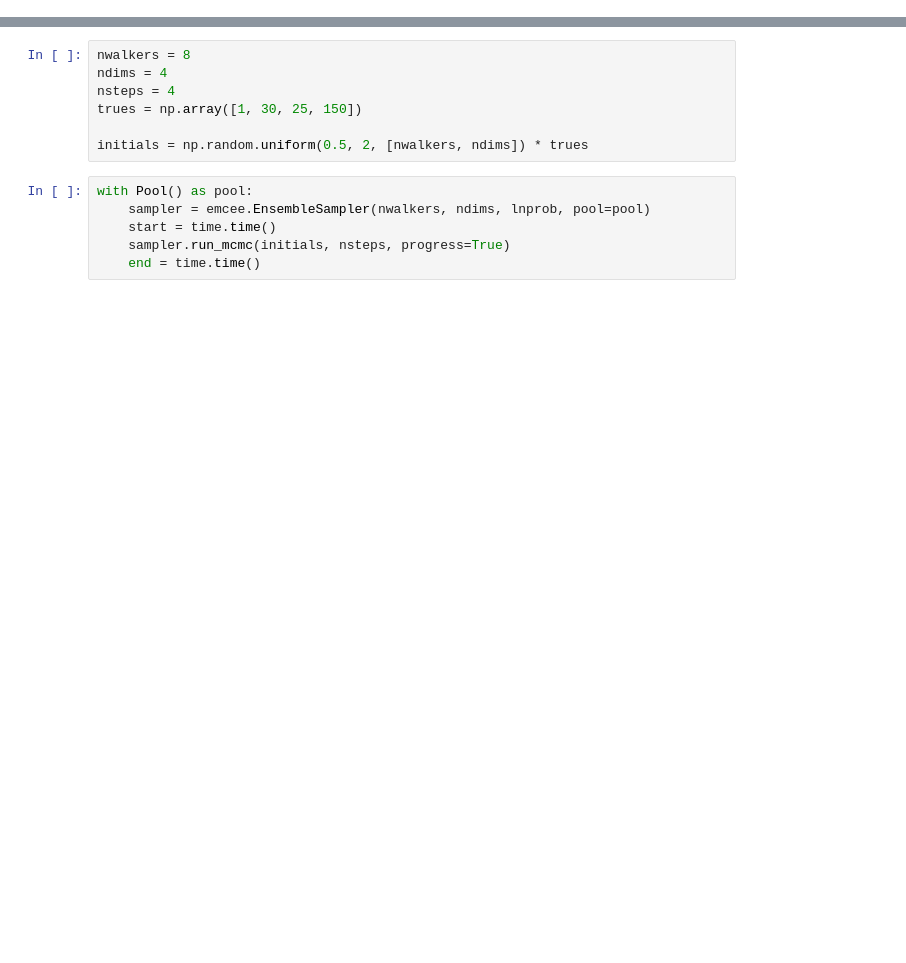
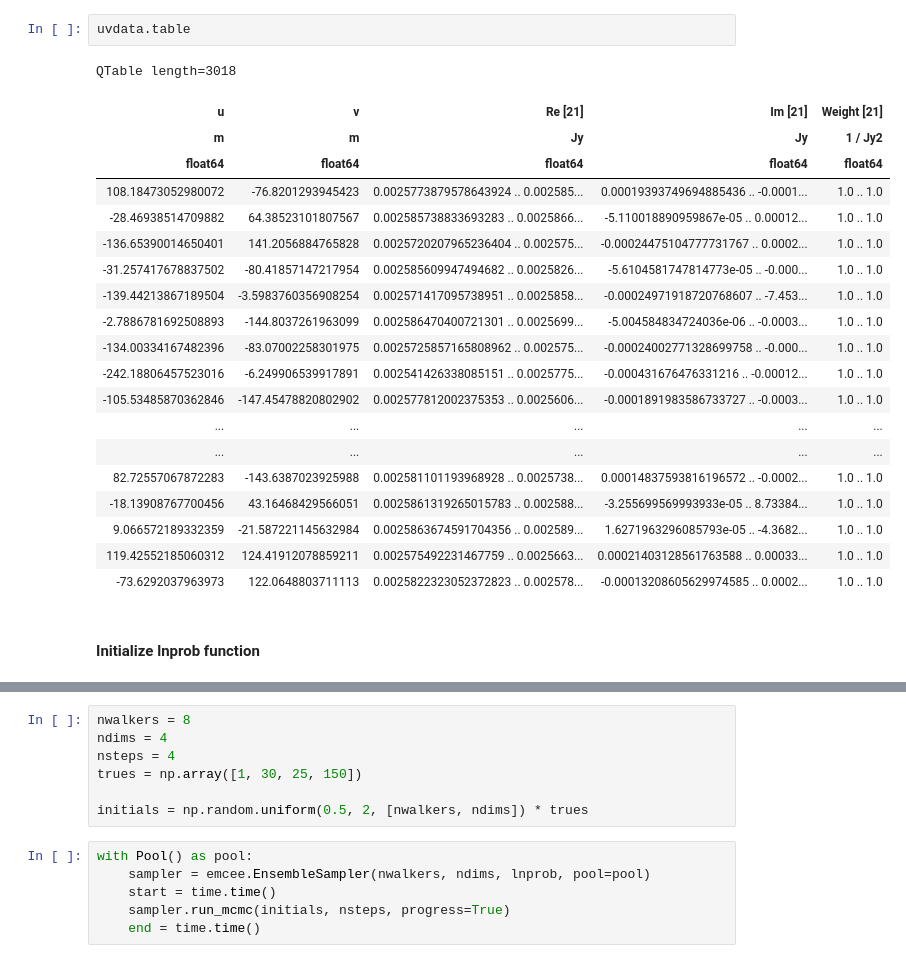
Before and after one commit to rfranceschi/diskchef, a Jupyter notebook: prototypes/fluxes-fit/fit.ipynb, the cells around one changed output, grey strips where cells are left out. Drawn from its saved outputs; the diff is of its cells as text; blank space fills up the shorter version.

```diff
--- a/prototypes/fluxes-fit/fit.ipynb
+++ b/prototypes/fluxes-fit/fit.ipynb
@@ -37,2 +51,27 @@ QTable length=4
+# %%
+uvdata.table
+# %% [output]
+QTable length=3018
+| u | v | Re [21] | Im [21] | Weight [21] |
+| m | m | Jy | Jy | 1 / Jy2 |
+| float64 | float64 | float64 | float64 | float64 |
+| 108.18473052980072 | -76.8201293945423 | 0.0025773879578643924 .. 0.002585... | 0.00019393749694885436 .. -0.0001... | 1.0 .. 1.0 |
+| -28.46938514709882 | 64.38523101807567 | 0.002585738833693283 .. 0.0025866... | -5.110018890959867e-05 .. 0.00012... | 1.0 .. 1.0 |
+| -136.65390014650401 | 141.2056884765828 | 0.0025720207965236404 .. 0.002575... | -0.00024475104777731767 .. 0.0002... | 1.0 .. 1.0 |
+| -31.257417678837502 | -80.41857147217954 | 0.002585609947494682 .. 0.0025826... | -5.6104581747814773e-05 .. -0.000... | 1.0 .. 1.0 |
+| -139.44213867189504 | -3.5983760356908254 | 0.002571417095738951 .. 0.0025858... | -0.00024971918720768607 .. -7.453... | 1.0 .. 1.0 |
+| -2.7886781692508893 | -144.8037261963099 | 0.002586470400721301 .. 0.0025699... | -5.004584834724036e-06 .. -0.0003... | 1.0 .. 1.0 |
+| -134.00334167482396 | -83.07002258301975 | 0.0025725857165808962 .. 0.002575... | -0.00024002771328699758 .. -0.000... | 1.0 .. 1.0 |
+| -242.18806457523016 | -6.249906539917891 | 0.002541426338085151 .. 0.0025775... | -0.000431676476331216 .. -0.00012... | 1.0 .. 1.0 |
+| -105.53485870362846 | -147.45478820802902 | 0.002577812002375353 .. 0.0025606... | -0.0001891983586733727 .. -0.0003... | 1.0 .. 1.0 |
+| ... | ... | ... | ... | ... |
+| ... | ... | ... | ... | ... |
+| 82.72557067872283 | -143.6387023925988 | 0.002581101193968928 .. 0.0025738... | 0.00014837593816196572 .. -0.0002... | 1.0 .. 1.0 |
+| -18.13908767700456 | 43.16468429566051 | 0.0025861319265015783 .. 0.002588... | -3.255699569993933e-05 .. 8.73384... | 1.0 .. 1.0 |
+| 9.066572189332359 | -21.587221145632984 | 0.0025863674591704356 .. 0.002589... | 1.6271963296085793e-05 .. -4.3682... | 1.0 .. 1.0 |
+| 119.42552185060312 | 124.41912078859211 | 0.002575492231467759 .. 0.0025663... | 0.00021403128561763588 .. 0.00033... | 1.0 .. 1.0 |
+| -73.6292037963973 | 122.0648803711113 | 0.0025822323052372823 .. 0.002578... | -0.00013208605629974585 .. 0.0002... | 1.0 .. 1.0 |
+# %% [markdown]
+#### Initialize lnprob function
 # %%
 yb = YorkeBodenheimer2008()
```
Also changed, not shown: parts of 14 cells of this notebook, 5 other files.
